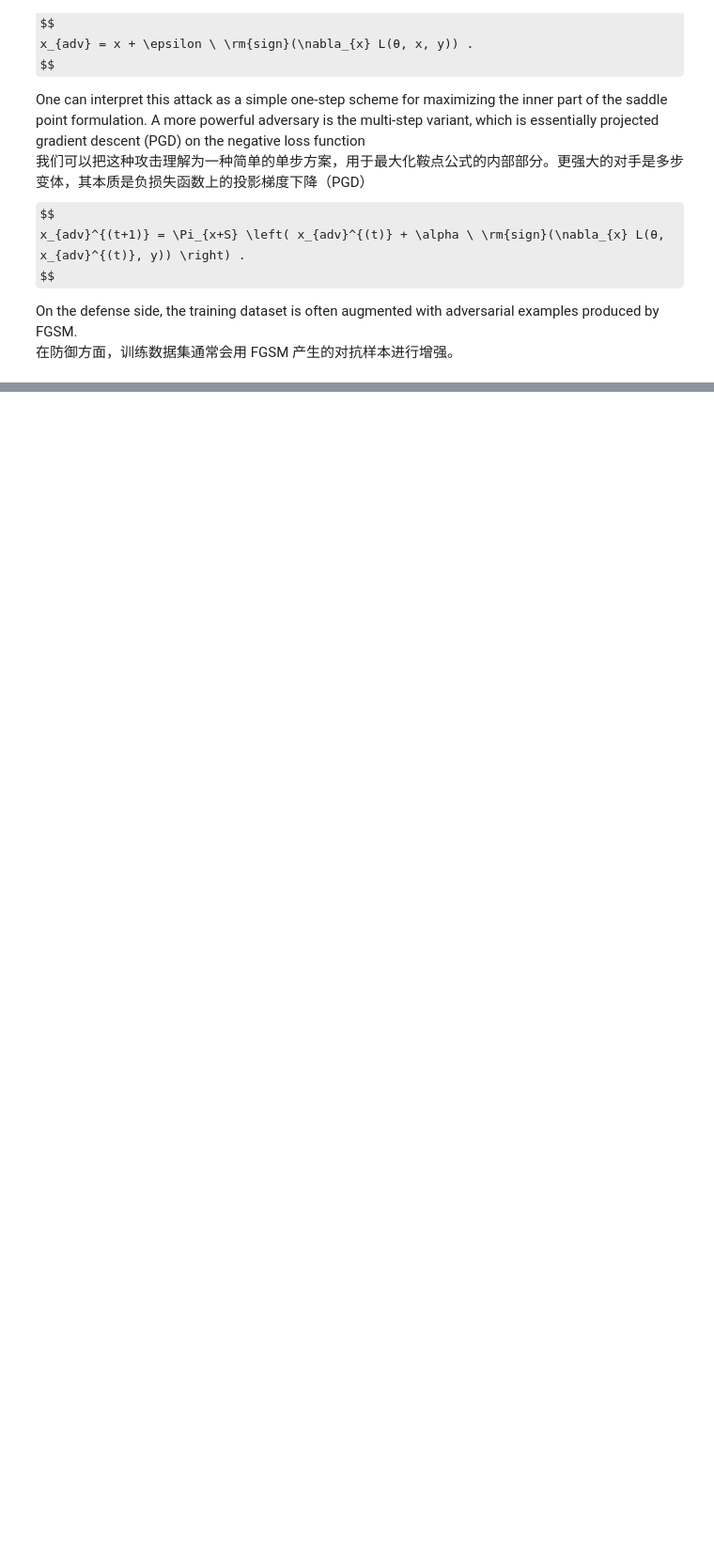
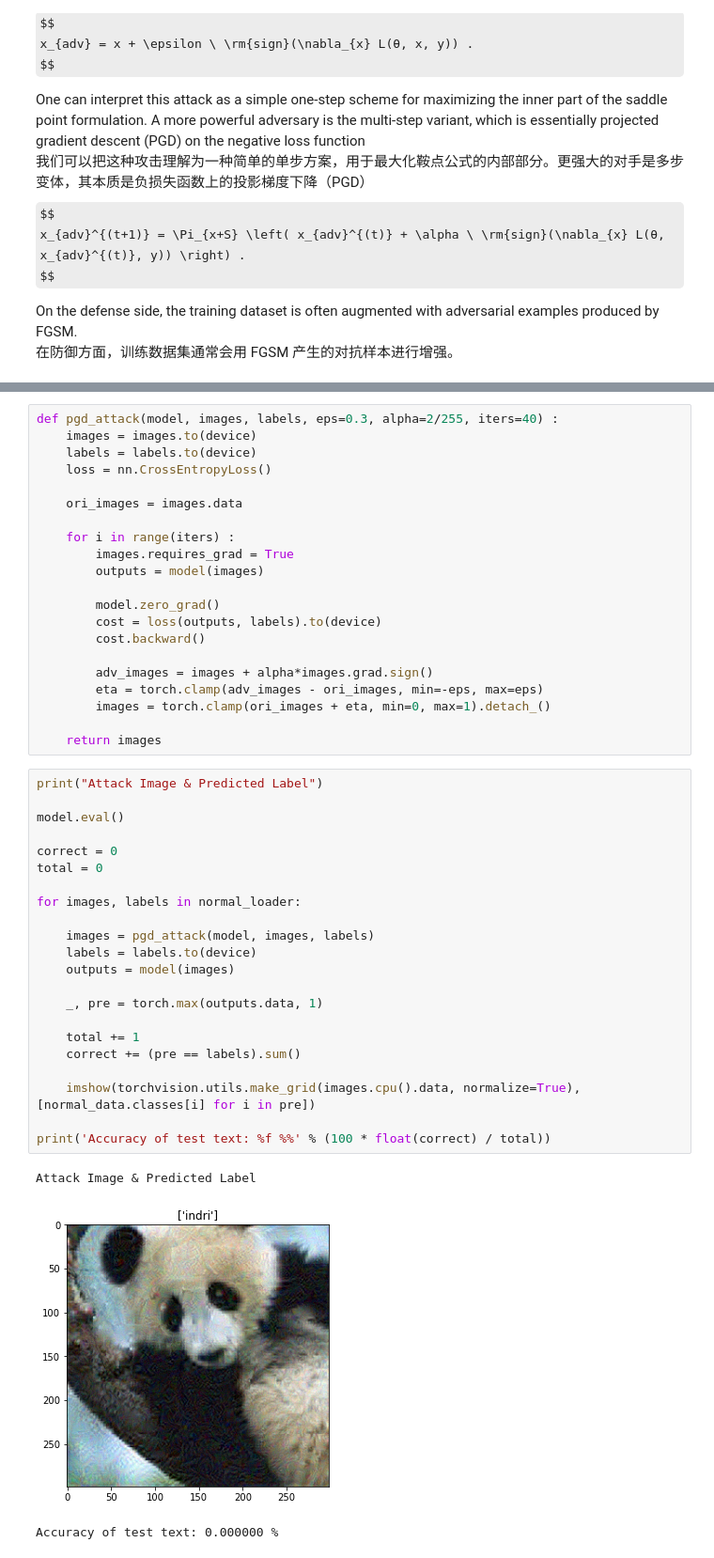
Before and after one commit to JR-Zhang-CN/Github, a Jupyter notebook: White-box Attacks/3-PGD/Towards Deep Learning Models Resistant to Adversarial Attacks.ipynb, the cells around one changed output, grey strips where cells are left out. Shown: that part at 94% size. Drawn from its saved outputs; the diff is of its cells as text; some formulas as TeX source; blank space fills up the shorter version.

```diff
--- a/White-box Attacks/3-PGD/Towards Deep Learning Models Resistant to Adversarial Attacks.ipynb
+++ b/White-box Attacks/3-PGD/Towards Deep Learning Models Resistant to Adversarial Attacks.ipynb
@@ -95,0 +215,47 @@ All of this evidence points towards PGD being a “universal” adversary among
+# %%
+def pgd_attack(model, images, labels, eps=0.3, alpha=2/255, iters=40) :
+    images = images.to(device)
+    labels = labels.to(device)
+    loss = nn.CrossEntropyLoss()
+
+    ori_images = images.data
+
+    for i in range(iters) :
+        images.requires_grad = True
+        outputs = model(images)
+
+        model.zero_grad()
+        cost = loss(outputs, labels).to(device)
+        cost.backward()
+
+        adv_images = images + alpha*images.grad.sign()
+        eta = torch.clamp(adv_images - ori_images, min=-eps, max=eps)
+        images = torch.clamp(ori_images + eta, min=0, max=1).detach_()
+
+    return images
+# %%
+print("Attack Image & Predicted Label")
+
+model.eval()
+
+correct = 0
+total = 0
+
+for images, labels in normal_loader:
+
+    images = pgd_attack(model, images, labels)
+    labels = labels.to(device)
+    outputs = model(images)
+
+    _, pre = torch.max(outputs.data, 1)
+
+    total += 1
+    correct += (pre == labels).sum()
+
+    imshow(torchvision.utils.make_grid(images.cpu().data, normalize=True), [normal_data.classes[i] for i in pre])
+
+print('Accuracy of test text: %f %%' % (100 * float(correct) / total))
+# %% [output]
+Attack Image & Predicted Label
+[figure, added]
+Accuracy of test text: 0.000000 %
```
Also changed, not shown: parts of 12 cells of this notebook.
